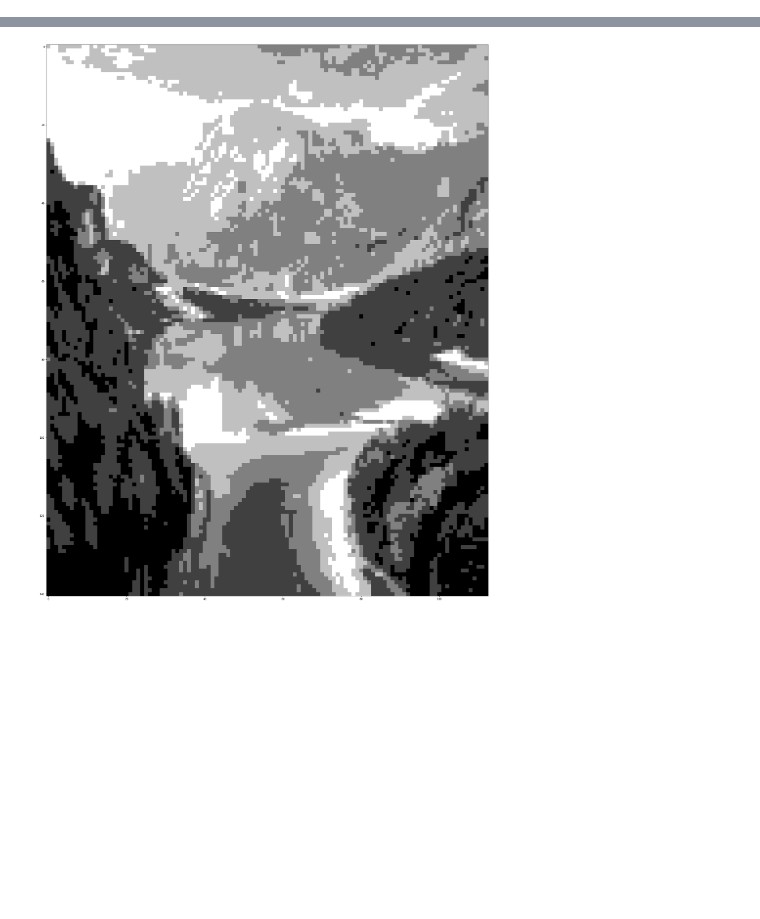
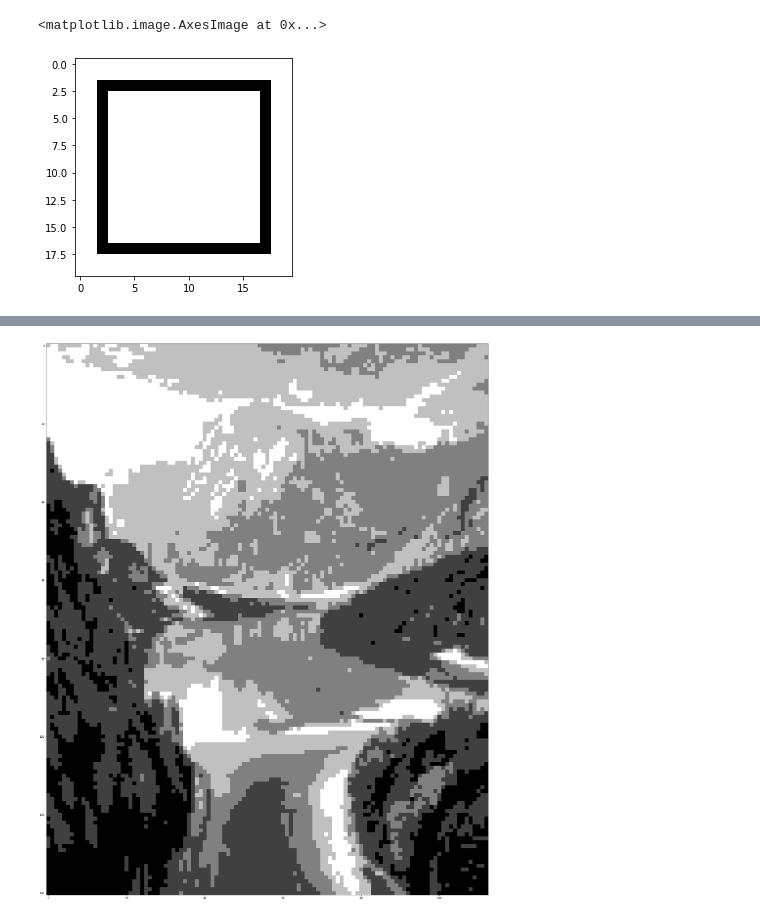
Before and after one commit to happy-unicorn/lego-picture-mapper, a Jupyter notebook: lego-picture-mapper.ipynb, the cells around one changed output, grey strips where cells are left out. Saved outputs shown, nothing was run; the diff lists cells and outputs as text; code cells hidden in the pictures; blank space fills up the shorter version.

```diff
--- a/lego-picture-mapper.ipynb
+++ b/lego-picture-mapper.ipynb
@@ -53,0 +34,10 @@ def show_image(image):
+# %%
+primitive_3 = np.ones((20, 20))
+primitive_3[2:18, 2:3] = 0
+primitive_3[2:18, 17:18] = 0
+primitive_3[17:18, 2:18] = 0
+primitive_3[2:3, 2:18] = 0
+plt.imshow(primitive_3, cmap='gray')
+# %% [output]
+<matplotlib.image.AxesImage at 0x...>
+[figure, added]
```
Also changed, not shown: parts of 10 cells of this notebook, 5 other files.
